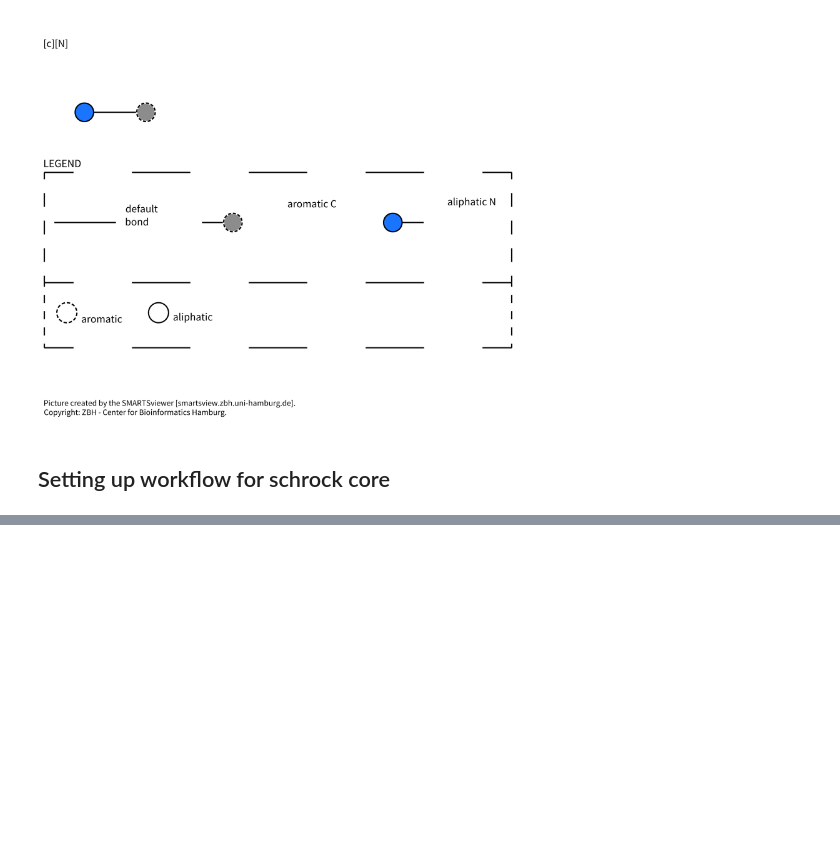
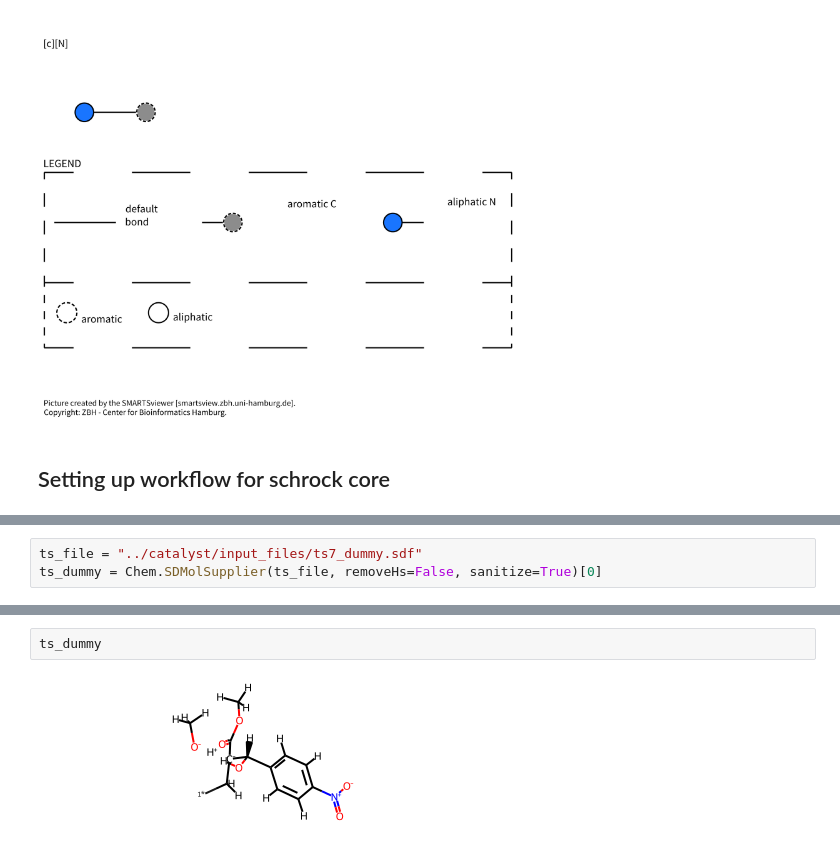
Before and after one commit to Strandgaard96/GB_GA, a Jupyter notebook: notebooks/investigate_amines.ipynb, the cells around one changed output, grey strips where cells are left out. Saved outputs shown, nothing was run; the diff lists cells and outputs as text; blank space fills up the shorter version.

```diff
--- a/notebooks/investigate_amines.ipynb
+++ b/notebooks/investigate_amines.ipynb
@@ -110,0 +142,3 @@ im1
+# %%
+ts_file = "../catalyst/input_files/ts7_dummy.sdf"
+ts_dummy = Chem.SDMolSupplier(ts_file, removeHs=False, sanitize=True)[0]
@@ -110,0 +173,4 @@ im1
+# %%
+ts_dummy
+# %% [output]
+[figure, added]
```
Also changed, not shown: parts of 34 cells of this notebook, 7 other files.
